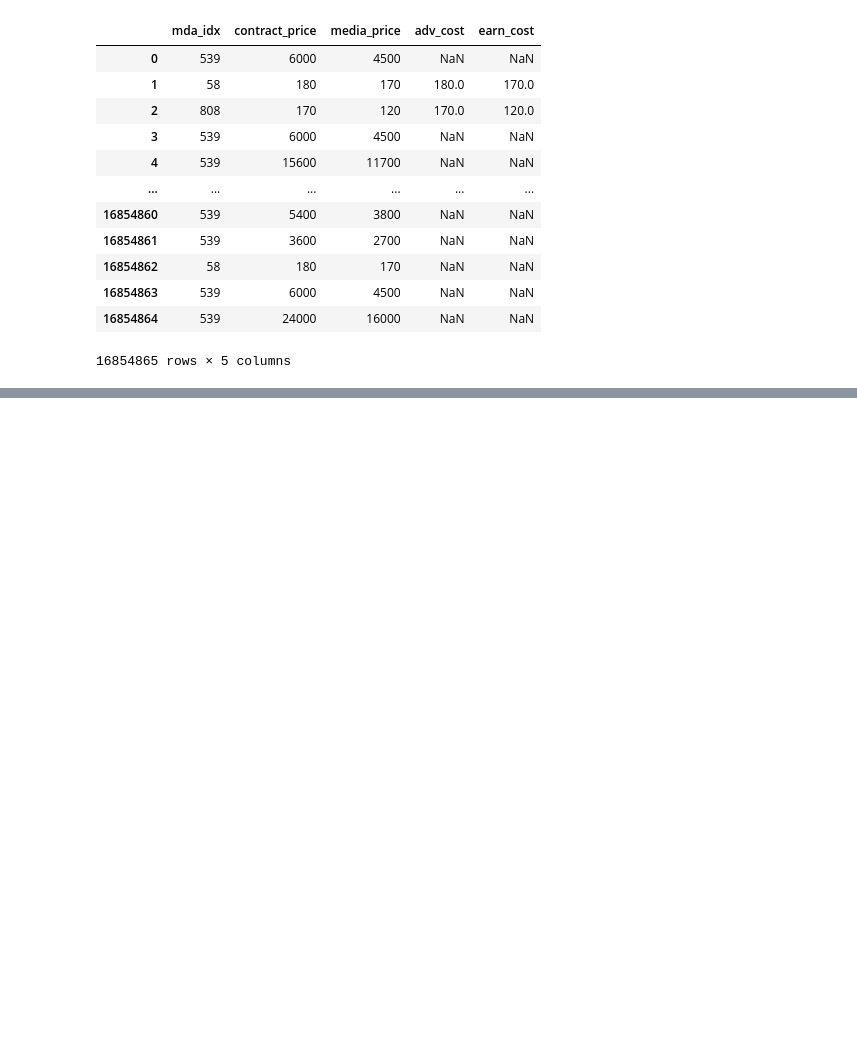
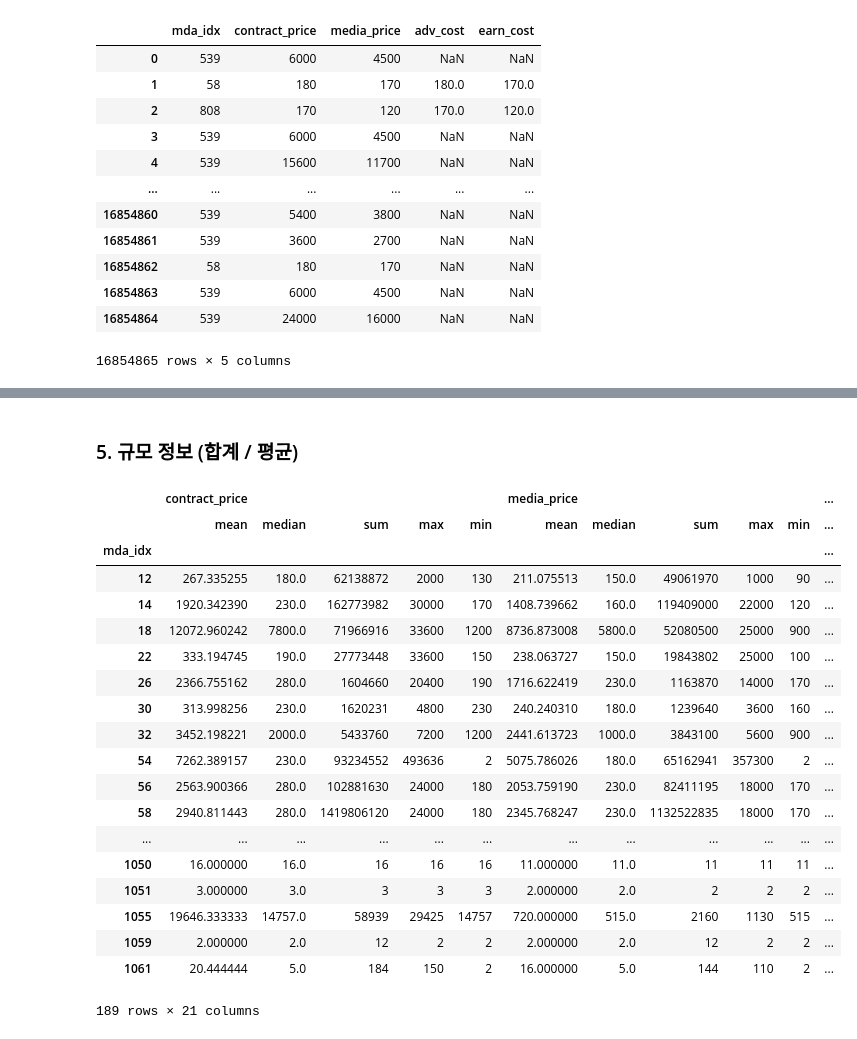
Before and after one commit to sese7414/reward_ads_project, a Jupyter notebook: Sehee/preprocessing.ipynb, the cells around one changed output, grey strips where cells are left out. Cells and saved outputs as stored; diff of their text form; code cells hidden in the pictures; blank space fills up the shorter version.

```diff
--- a/Sehee/preprocessing.ipynb
+++ b/Sehee/preprocessing.ipynb
@@ -1748,0 +1977,32 @@ machesa[['mda_idx', 'contract_price', 'media_price', 'adv_cost', 'earn_cost']].g
+# %% [markdown]
+### 5. 규모 정보 (합계 / 평균)
+# %%
+scale_features = machesa.groupby('mda_idx').agg({
+    'contract_price':['mean', 'median', 'sum', 'max', 'min'],
+    'media_price':['mean', 'median', 'sum', 'max', 'min'],
+    'adv_cost': ['mean', 'median', 'sum', 'max', 'min'],
+    'earn_cost':['mean', 'median', 'sum', 'max', 'min'],
+    'ads_type':'count'
+    })
+scale_features
+# %% [output]
+|  | contract_price |  |  |  |  | media_price |  |  |  |  | ... |
+|  | mean | median | sum | max | min | mean | median | sum | max | min | ... |
+| mda_idx |  |  |  |  |  |  |  |  |  |  | ... |
+| 12 | 267.335255 | 180.0 | 62138872 | 2000 | 130 | 211.075513 | 150.0 | 49061970 | 1000 | 90 | ... |
+| 14 | 1920.342390 | 230.0 | 162773982 | 30000 | 170 | 1408.739662 | 160.0 | 119409000 | 22000 | 120 | ... |
+| 18 | 12072.960242 | 7800.0 | 71966916 | 33600 | 1200 | 8736.873008 | 5800.0 | 52080500 | 25000 | 900 | ... |
+| 22 | 333.194745 | 190.0 | 27773448 | 33600 | 150 | 238.063727 | 150.0 | 19843802 | 25000 | 100 | ... |
+| 26 | 2366.755162 | 280.0 | 1604660 | 20400 | 190 | 1716.622419 | 230.0 | 1163870 | 14000 | 170 | ... |
+| 30 | 313.998256 | 230.0 | 1620231 | 4800 | 230 | 240.240310 | 180.0 | 1239640 | 3600 | 160 | ... |
+| 32 | 3452.198221 | 2000.0 | 5433760 | 7200 | 1200 | 2441.613723 | 1000.0 | 3843100 | 5600 | 900 | ... |
+| 54 | 7262.389157 | 230.0 | 93234552 | 493636 | 2 | 5075.786026 | 180.0 | 65162941 | 357300 | 2 | ... |
+| 56 | 2563.900366 | 280.0 | 102881630 | 24000 | 180 | 2053.759190 | 230.0 | 82411195 | 18000 | 170 | ... |
+| 58 | 2940.811443 | 280.0 | 1419806120 | 24000 | 180 | 2345.768247 | 230.0 | 1132522835 | 18000 | 170 | ... |
+| ... | ... | ... | ... | ... | ... | ... | ... | ... | ... | ... | ... |
+| 1050 | 16.000000 | 16.0 | 16 | 16 | 16 | 11.000000 | 11.0 | 11 | 11 | 11 | ... |
+| 1051 | 3.000000 | 3.0 | 3 | 3 | 3 | 2.000000 | 2.0 | 2 | 2 | 2 | ... |
+| 1055 | 19646.333333 | 14757.0 | 58939 | 29425 | 14757 | 720.000000 | 515.0 | 2160 | 1130 | 515 | ... |
+| 1059 | 2.000000 | 2.0 | 12 | 2 | 2 | 2.000000 | 2.0 | 12 | 2 | 2 | ... |
+| 1061 | 20.444444 | 5.0 | 184 | 150 | 2 | 16.000000 | 5.0 | 144 | 110 | 2 | ... |
+189 rows × 21 columns
```
Also changed, not shown: parts of 20 cells of this notebook.
